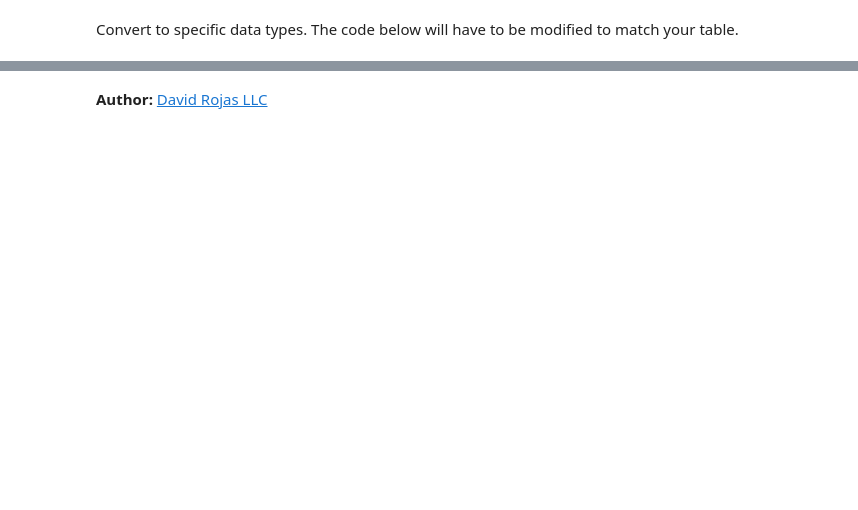
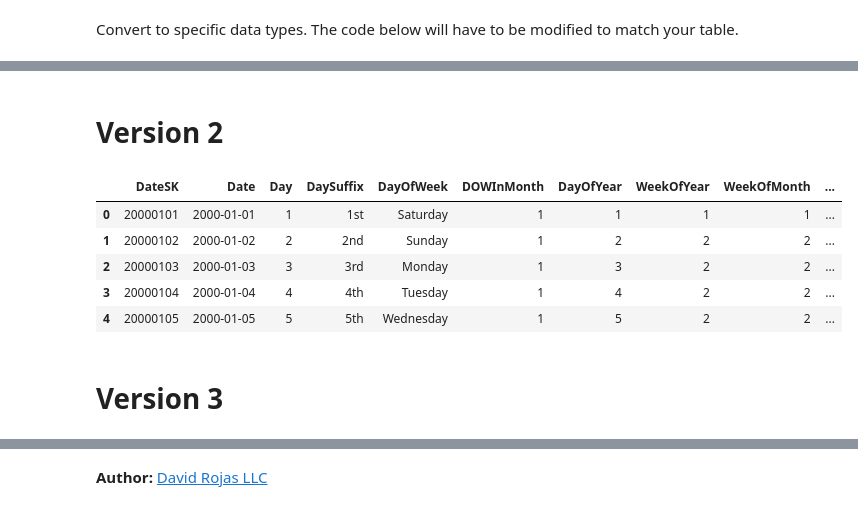
Before and after one commit to gully/learn-pandas, a Jupyter notebook: lessons/08 - Lesson.ipynb, the cells around one changed output, grey strips where cells are left out. Saved outputs shown, nothing was run; the diff lists cells and outputs as text; code cells hidden in the pictures; blank space fills up the shorter version.

```diff
--- a/lessons/08 - Lesson.ipynb
+++ b/lessons/08 - Lesson.ipynb
@@ -157,0 +112,2 @@ df.head()
+# %% [markdown]
+# Version 2
@@ -157,0 +117,26 @@ df.head()
+# %%
+# Parameters
+server = 'repser2'
+db = 'BizIntel'
+
+# Create the connection
+conn = pyodbc.connect('DRIVER={SQL Server};SERVER=' + server + ';DATABASE=' + db + ';Trusted_Connection=yes')
+
+# query db
+sql = """
+
+SELECT top 5 *
+FROM DimDate
+
+"""
+df = pandas.io.sql.read_sql(sql, conn)
+df.head()
+# %% [output]
+|  | DateSK | Date | Day | DaySuffix | DayOfWeek | DOWInMonth | DayOfYear | WeekOfYear | WeekOfMonth | ... |
+| 0 | 20000101 | 2000-01-01 | 1 | 1st | Saturday | 1 | 1 | 1 | 1 | ... |
+| 1 | 20000102 | 2000-01-02 | 2 | 2nd | Sunday | 1 | 2 | 2 | 2 | ... |
+| 2 | 20000103 | 2000-01-03 | 3 | 3rd | Monday | 1 | 3 | 2 | 2 | ... |
+| 3 | 20000104 | 2000-01-04 | 4 | 4th | Tuesday | 1 | 4 | 2 | 2 | ... |
+| 4 | 20000105 | 2000-01-05 | 5 | 5th | Wednesday | 1 | 5 | 2 | 2 | ... |
+# %% [markdown]
+# Version 3
```
Also changed, not shown: parts of 12 cells of this notebook, 9 other files.
